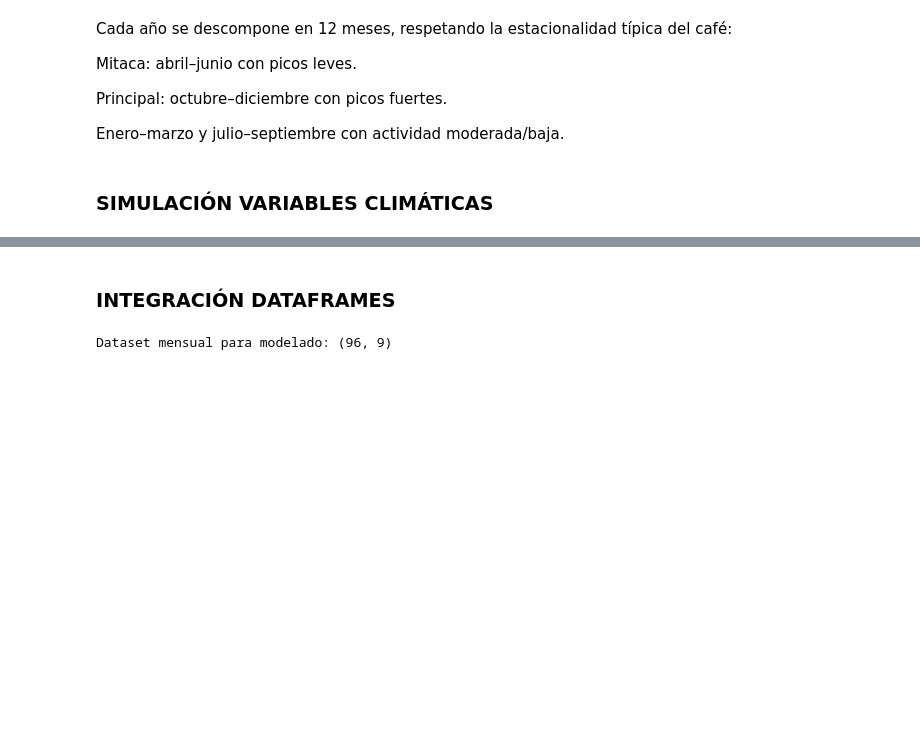
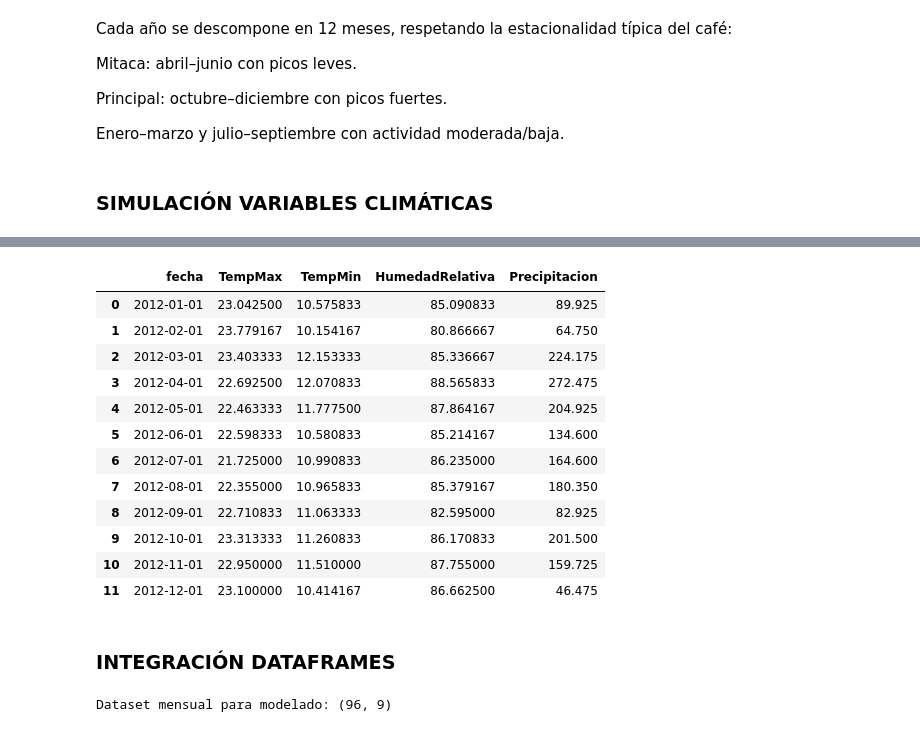
Before and after one commit to kman121/MIAD---PROYECTO---DESPLIEGUE-DE-SOLUCIONES, a Jupyter notebook: Entregas/Modelo seguros indexados.ipynb, the cells around one changed output, grey strips where cells are left out. Saved outputs shown, nothing was run; the diff lists cells and outputs as text; code cells hidden in the pictures; blank space fills up the shorter version.

```diff
--- a/Entregas/Modelo seguros indexados.ipynb
+++ b/Entregas/Modelo seguros indexados.ipynb
@@ -351,0 +237,74 @@ df_clima final: (96, 5)
+# %%
+import pandas as pd
+import numpy as np
+
+# ============================================================
+# 0. Rutas de archivos (ajusta si tus carpetas cambian)
+# ============================================================
+FILE_CLIMA_BASE = "../Data/clima_boyaca_temp_hum_2012_2019.csv"
+FILE_PRECIP     = "../Data/precipitacion_boy.csv"
+FILE_SALIDA     = "../Data/clima_boyaca_2012_2019_completo.csv"
+
+# ============================================================
+# 1. Cargar clima base (TempMax, TempMin, Humedad) YA LIMPIO
+# ============================================================
+df_clima_base = pd.read_csv(FILE_CLIMA_BASE)
+df_clima_base.columns = df_clima_base.columns.str.strip()
+
+# Asegurar que 'fecha' es datetime
+df_clima_base["fecha"] = pd.to_datetime(df_clima_base["fecha"], errors="coerce")
+
+print("Clima base (TEMP + HUM):", df_clima_base.shape)
+
+
+# Debe tener columnas: fecha, TempMax, TempMin, HumedadRelativa
+# (si cambian de nombre, revisa aquí)
+assert "fecha" in df_clima_base.columns, "El CSV base debe tener columna 'fecha'"
+assert "TempMax" in df_clima_base.columns, "Falta columna 'TempMax' en clima base"
+assert "TempMin" in df_clima_base.columns, "Falta columna 'TempMin' en clima base"
+assert "HumedadRelativa" in df_clima_base.columns, "Falta 'HumedadRelativa' en clima base"
+
+
+# ============================================================
+# 2. Cargar PRECIPITACIÓN mensual (día = mes)
+# ============================================================
+df_p = pd.read_csv(FILE_PRECIP)
+df_p.columns = df_p.columns.str.strip()
+
+# Tomamos las dos columnas (Fecha, P_promedio_mm)
+col_fecha_p = df_p.columns[0]  # debería ser "Fecha"
+col_pp      = df_p.columns[1]  # debería ser "P_promedio_mm"
+
+df_p[col_fecha_p] = pd.to_datetime(df_p[col_fecha_p], errors="coerce")
+
+# AÑO correcto viene en la fecha
+df_p["anio"] = df_p[col_fecha_p].dt.year
+
+# El MES está codificado en el DÍA (1..12 = enero..diciembre)
+df_p["mes"] = df_p[col_fecha_p].dt.day
+
+# Construimos la fecha mensual real (1er día de cada mes)
+df_p["fecha"] = pd.to_datetime(
+    dict(year=df_p["anio"], month=df_p["mes"], day=1)
+)
+
+# Nos quedamos solo con fecha + precipitación
+df_p_mensual = df_p[["fecha", col_pp]].copy()
+df_p_mensual.rename(columns={col_pp: "Precipitacion"}, inplace=True)
+
+print("Precipitación mensual:", df_p_mensual.shape)
+
+
+
+# ============================================================
+# 3. MERGE FINAL: clima base + precipitación
+# ============================================================
+df_clima = df_clima_base.merge(df_p_mensual, on="fecha", how="inner")
+
+# Ordenar por fecha por prolijidad
+df_clima = df_clima.sort_values("fecha").reset_index(drop=True)
+
+print("df_clima FINAL (TempMax, TempMin, HumedadRelativa, Precipitacion):",
+      df_clima.shape)
+display(df_clima.head(12))
+# %% [output]
@@ -352,3 +314,16 @@ df_clima final: (96, 5)
+|  | fecha | TempMax | TempMin | HumedadRelativa | Precipitacion |
+| 0 | 2012-01-01 | 23.042500 | 10.575833 | 85.090833 | 89.925 |
+| 1 | 2012-02-01 | 23.779167 | 10.154167 | 80.866667 | 64.750 |
+| 2 | 2012-03-01 | 23.403333 | 12.153333 | 85.336667 | 224.175 |
+| 3 | 2012-04-01 | 22.692500 | 12.070833 | 88.565833 | 272.475 |
+| 4 | 2012-05-01 | 22.463333 | 11.777500 | 87.864167 | 204.925 |
+| 5 | 2012-06-01 | 22.598333 | 10.580833 | 85.214167 | 134.600 |
+| 6 | 2012-07-01 | 21.725000 | 10.990833 | 86.235000 | 164.600 |
+| 7 | 2012-08-01 | 22.355000 | 10.965833 | 85.379167 | 180.350 |
+| 8 | 2012-09-01 | 22.710833 | 11.063333 | 82.595000 | 82.925 |
+| 9 | 2012-10-01 | 23.313333 | 11.260833 | 86.170833 | 201.500 |
+| 10 | 2012-11-01 | 22.950000 | 11.510000 | 87.755000 | 159.725 |
+| 11 | 2012-12-01 | 23.100000 | 10.414167 | 86.662500 | 46.475 |
 # %% [markdown]
 ### INTEGRACIÓN DATAFRAMES
 # %%
```
Also changed, not shown: parts of 5 cells of this notebook, 11 other files.
